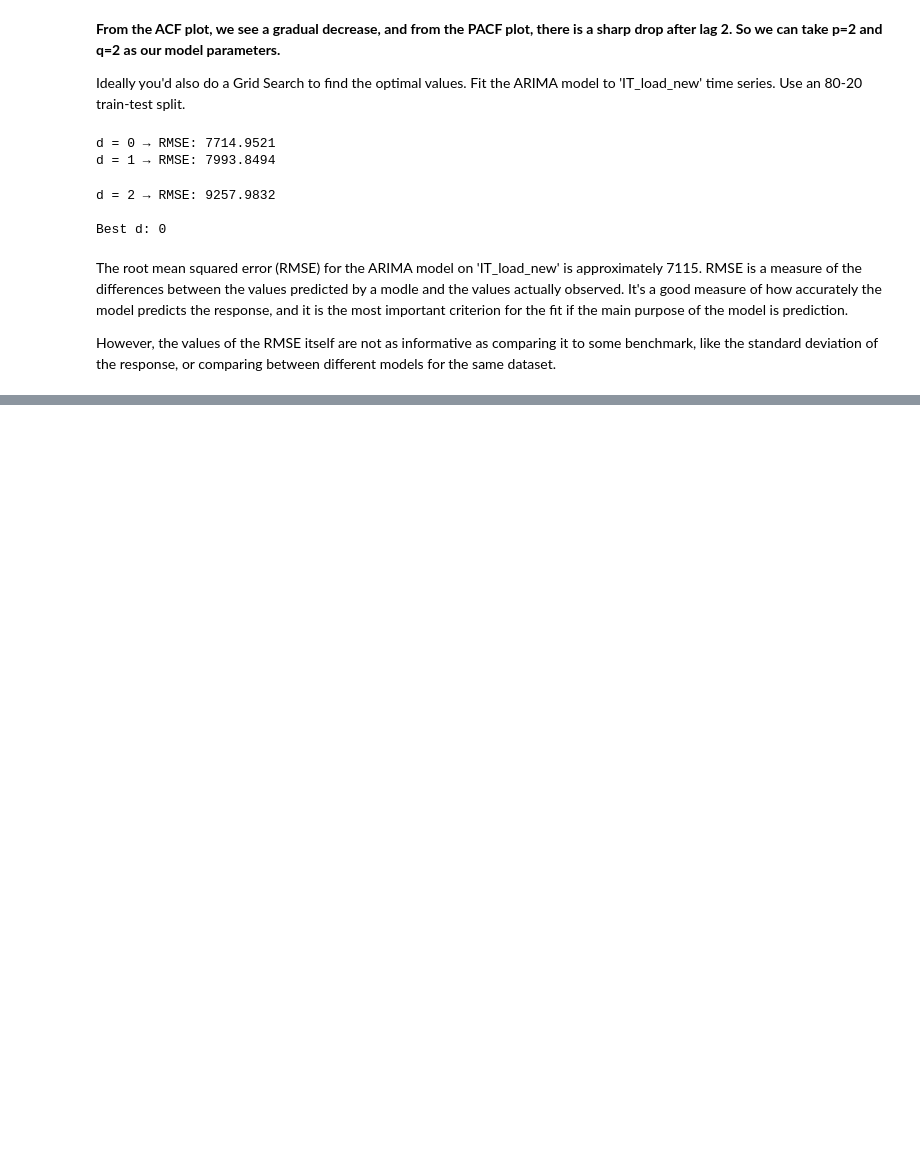
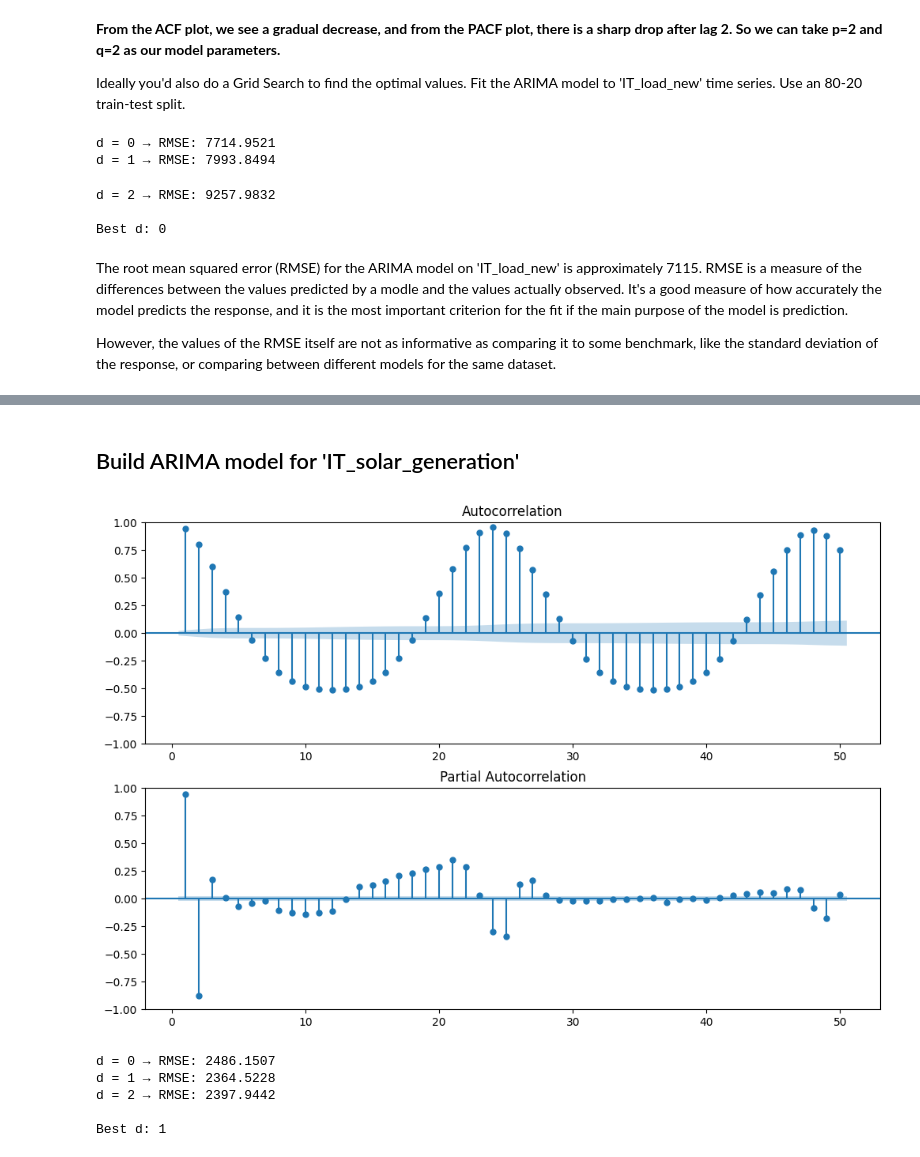
Before and after one commit to srsimonson/time-series-projects, a Jupyter notebook: energy_demand_forecasting/time_series_analysis.ipynb, the cells around one changed output, grey strips where cells are left out. Drawn from its saved outputs; the diff is of its cells as text; code cells hidden in the pictures; blank space fills up the shorter version.

```diff
--- a/energy_demand_forecasting/time_series_analysis.ipynb
+++ b/energy_demand_forecasting/time_series_analysis.ipynb
@@ -219,0 +235,42 @@ However, the values of the RMSE itself are not as informative as comparing it to
+# %% [markdown]
+## Build ARIMA model for 'IT_solar_generation'
+# %%
+# Plot acf and pacf
+fig, (ax1, ax2) = plt.subplots(2, 1, figsize=(12,8))
+plot_acf(data['IT_solar_generation'], lags=50, zero=False, ax=ax1)
+plot_pacf(data['IT_solar_generation'], lags=50, zero=False, ax=ax2)
+plt.show()
+# %% [output]
+[figure, added]
+# %%
+# Train-test split
+series = data['IT_solar_generation']
+
+train_size = int(len(series) * 0.8)
+train, test = series[:train_size], series[train_size:]
+
+# Store results
+results = {}
+
+# Test different d values
+for d in [0, 1, 2]:
+    model = ARIMA(train, order=(2, d, 2))
+    model_fit = model.fit()
+
+    predictions = model_fit.predict(
+        start=len(train),
+        end=len(train) + len(test) - 1
+    )
+
+    rmse = sqrt(mean_squared_error(test, predictions))
+    results[d] = rmse
+
+    print(f"d = {d} → RMSE: {rmse:.4f}")
+
+print("\nBest d:", min(results, key=results.get))
+# %% [output]
+d = 0 → RMSE: 2486.1507
+d = 1 → RMSE: 2364.5228
+d = 2 → RMSE: 2397.9442
+
+Best d: 1
```
Also changed, not shown: parts of 4 cells of this notebook.
